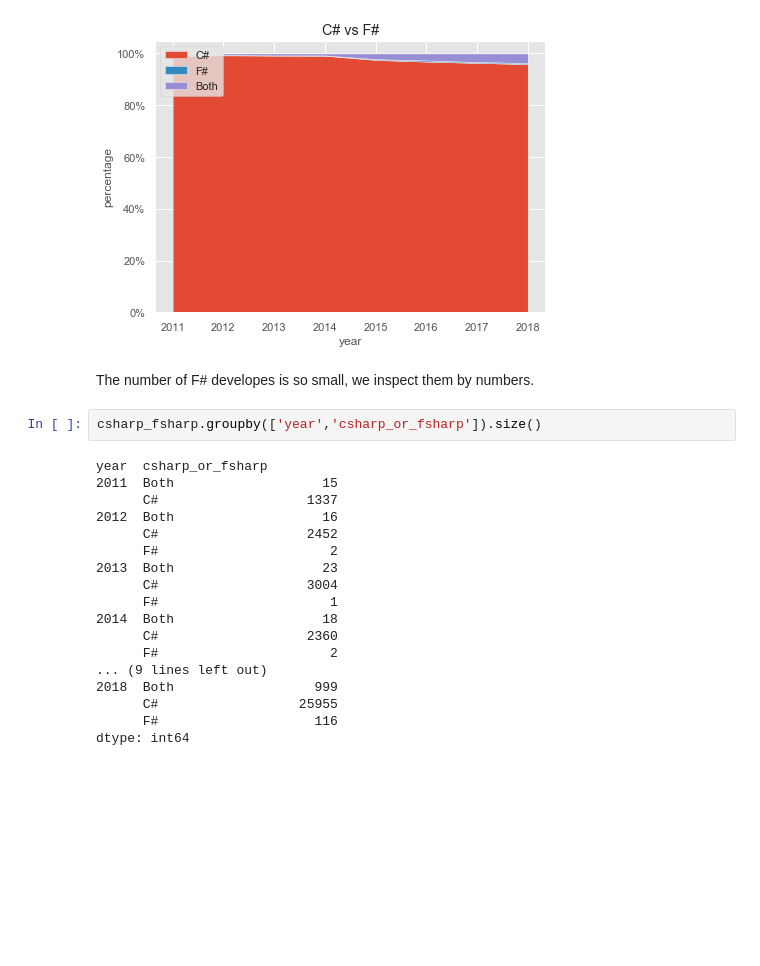
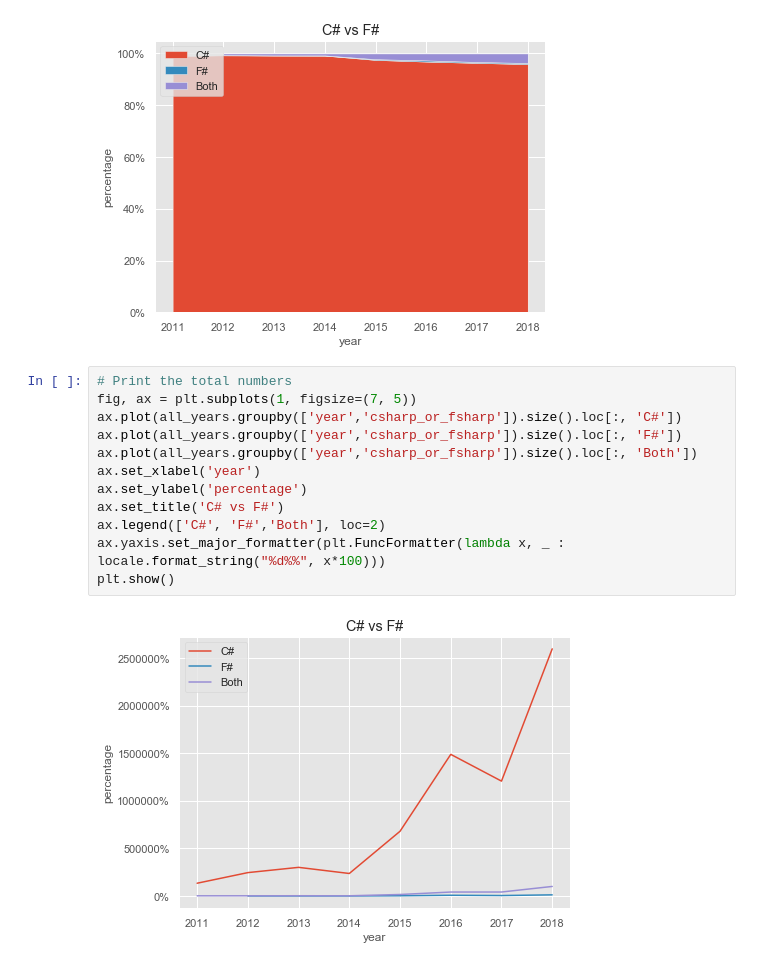
Before and after one commit to huli/the-transparent-coder, a Jupyter notebook: time_series.ipynb, the cells around one changed output. Drawn from its saved outputs; the diff is of its cells as text; blank space fills up the shorter version.

```diff
--- a/time_series.ipynb
+++ b/time_series.ipynb
@@ -153,25 +153,17 @@ ax.yaxis.set_major_formatter(plt.FuncFormatter(lambda x, _ : locale.format_strin
 plt.show()
 # %% [output]
 [figure]
-# %% [markdown]
-The number of F# developes is so small, we inspect them by numbers.
-# %%
-csharp_fsharp.groupby(['year','csharp_or_fsharp']).size()
-# %% [output]
-year  csharp_or_fsharp
-2011  Both                   15
-      C#                   1337
-2012  Both                   16
-      C#                   2452
-      F#                      2
-2013  Both                   23
-      C#                   3004
-      F#                      1
-2014  Both                   18
-      C#                   2360
-      F#                      2
-... (9 lines left out)
-2018  Both                  999
-      C#                  25955
-      F#                    116
-dtype: int64
+# %%
+# Print the total numbers
+fig, ax = plt.subplots(1, figsize=(7, 5))
+ax.plot(all_years.groupby(['year','csharp_or_fsharp']).size().loc[:, 'C#'])
+ax.plot(all_years.groupby(['year','csharp_or_fsharp']).size().loc[:, 'F#'])
+ax.plot(all_years.groupby(['year','csharp_or_fsharp']).size().loc[:, 'Both'])
+ax.set_xlabel('year')
+ax.set_ylabel('percentage')
+ax.set_title('C# vs F#')
+ax.legend(['C#', 'F#','Both'], loc=2)
+ax.yaxis.set_major_formatter(plt.FuncFormatter(lambda x, _ : locale.format_string("%d%%", x*100)))
+plt.show()
+# %% [output]
+[figure, added]
```
